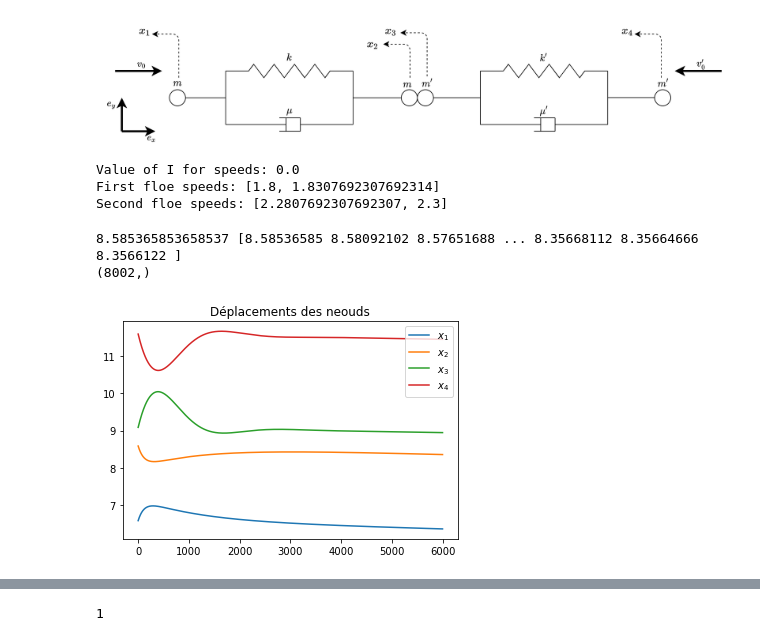
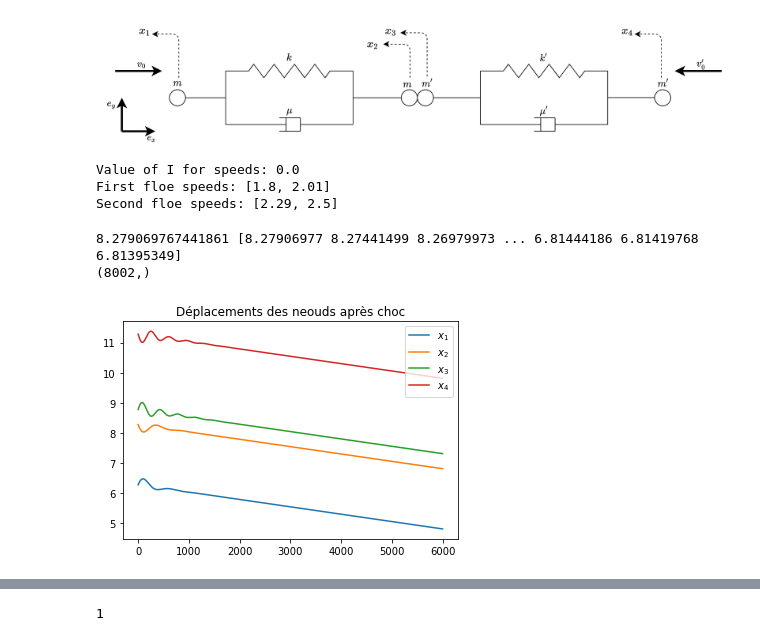
Before and after one commit to ddrous/ice-floes, a Jupyter notebook: code/simu1D/Animation1D.ipynb, the cells around one changed output, grey strips where cells are left out. Drawn from its saved outputs; the diff is of its cells as text; code cells hidden in the pictures.

```diff
--- a/code/simu1D/Animation1D.ipynb
+++ b/code/simu1D/Animation1D.ipynb
@@ -28,7 +28,7 @@ Image("../../reports/internship/Figures/Percussion1D-Systeme-3.png")
 # %%
 ## Problem constants
 m = 1.0     ## masse du premier floe
-m_ = 1.6    ## masse du deuxième floe
+m_ = 1.0    ## masse du deuxième floe
 
 k = 15     ## raideurs
 k_ = 30
@@ -37,7 +37,7 @@ mu = 1.9    ## viscosités
 mu_ = 1.1
 
 v0 = 1.8    ## vitesses avant le choc
-v_0 = 2.3
+v_0 = 2.5
 
 eps = 0.4   ## coefficient de restitution
 # %%
@@ -124,8 +124,8 @@ print("First floe speeds:", [v0, V0])
 print("Second floe speeds:", [V_0, v_0])
 # %% [output]
 Value of I for speeds: 0.0
-First floe speeds: [1.8, 1.8307692307692314]
-Second floe speeds: [2.2807692307692307, 2.3]
+First floe speeds: [1.8, 2.01]
+Second floe speeds: [2.29, 2.5]
 # %%
 ## Positions of the first ice-floe after collision
 # print(t)
@@ -175,33 +175,33 @@ t, X34 = simulate_displacement(m_, k_, mu_, np.abs(V_0), -v_0, tmax2, N2)
 
 x1 = Z - 0 + X12[:,0]
 x2 = Z + L0 + X12[:,1]
 
 x3 = Z_ + X34[:,0]
 x4 = Z_ + L_0 + X34[:,1]
 
 print(z[-1]+L0, x2)
 
 t = t_old       ## t rebecomes t before choc
 t = np.concatenate([t, t_new])
 print(t.shape)
 
 ## Computing the positions of the other ends (1 for floeA and 4 for floeB)
 zz = z
 z_z_ = z_
 
 zz = np.concatenate([zz, x1])
 z = np.concatenate([z+L0, x2])
 
 z_ = np.concatenate([z_, x3])
 z_z_ = np.concatenate([z_z_+L_0, x4])
 
 plt.plot(x1, label=r"$x_1$")
 plt.plot(x2, label=r"$x_2$")
 plt.plot(x3, label=r"$x_3$")
 plt.plot(x4, label=r"$x_4$")
-plt.title("Déplacements des neouds")
+plt.title("Déplacements des neouds après choc")
 plt.legend();
 # %% [output]
-8.585365853658537 [8.58536585 8.58092102 8.57651688 ... 8.35668112 8.35664666 8.3566122 ]
+8.279069767441861 [8.27906977 8.27441499 8.26979973 ... 6.81444186 6.81419768 6.81395349]
 (8002,)
-[figure, old version]
+[figure, new version]
```
Also changed, not shown: parts of 2 cells of this notebook, 2 other files.
